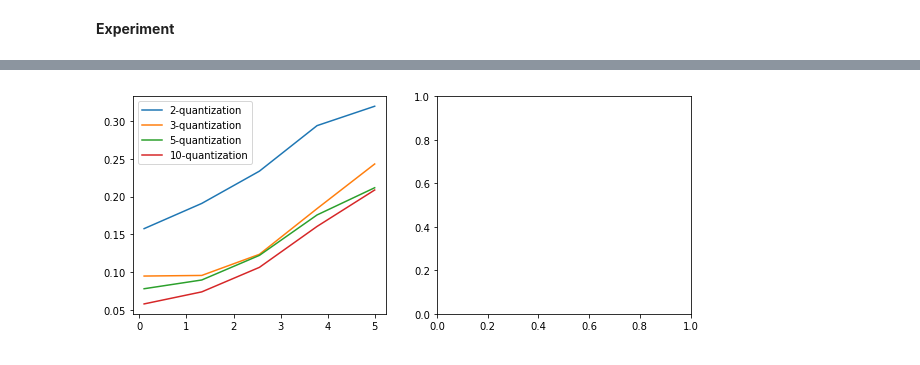
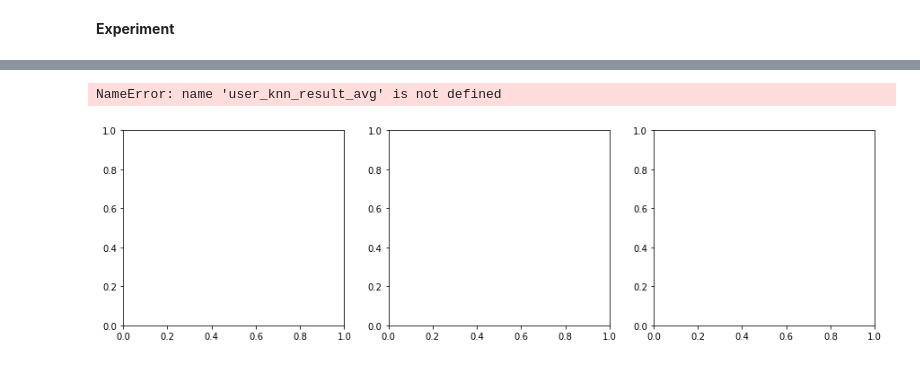
Before and after one commit to fengyuli-dev/debias-recommender, a Jupyter notebook: experiment.ipynb, the cells around one changed output, grey strips where cells are left out. Cells and saved outputs as stored; diff of their text form; code cells hidden in the pictures.

```diff
--- a/experiment.ipynb
+++ b/experiment.ipynb
@@ -96,9 +188,23 @@ RMSE: 0.2088
-# %%
-fig, axs = plt.subplots(1, 2, figsize=(10, 4))
-axs[0].plot(beta, result[0], label='2-quantization')
-axs[0].plot(beta, result[1], label='3-quantization')
-axs[0].plot(beta, result[2], label='5-quantization')
-axs[0].legend()
-fig.show()
-# %% [output]
-[figure, removed]
+# %%
+fig, axs = plt.subplots(1, 3, figsize=(15, 4))
+axs[0].plot(beta, user_knn_result_avg[0], label='2-quantization')
+axs[0].plot(beta, user_knn_result_avg[1], label='3-quantization')
+axs[0].plot(beta, user_knn_result_avg[2], label='5-quantization')
+axs[0].fill_between(beta, user_knn_result_1q[0], user_knn_result_3q[0], color='red', alpha=.1)
+axs[0].legend()
+
+axs[1].plot(beta, item_knn_result_avg[0], label='2-quantization')
+axs[1].plot(beta, item_knn_result_avg[1], label='3-quantization')
+axs[1].plot(beta, item_knn_result_avg[2], label='5-quantization')
+axs[1].fill_between(beta, item_knn_result_1q[0], item_knn_result_3q[0], color='red', alpha=.1)
+axs[1].legend()
+
+axs[2].plot(beta, svd_result_avg[0], label='2-quantization')
+axs[2].plot(beta, svd_result_avg[1], label='3-quantization')
+axs[2].plot(beta, svd_result_avg[2], label='5-quantization')
+axs[2].fill_between(beta, svd_result_1q[0], user_knn_result_3q[0], color='red', alpha=.1)
+axs[2].legend()
+fig.show()
+# %% [output]
+NameError: name 'user_knn_result_avg' is not defined
+[figure, added]
```
Also changed, not shown: parts of 4 cells of this notebook.
